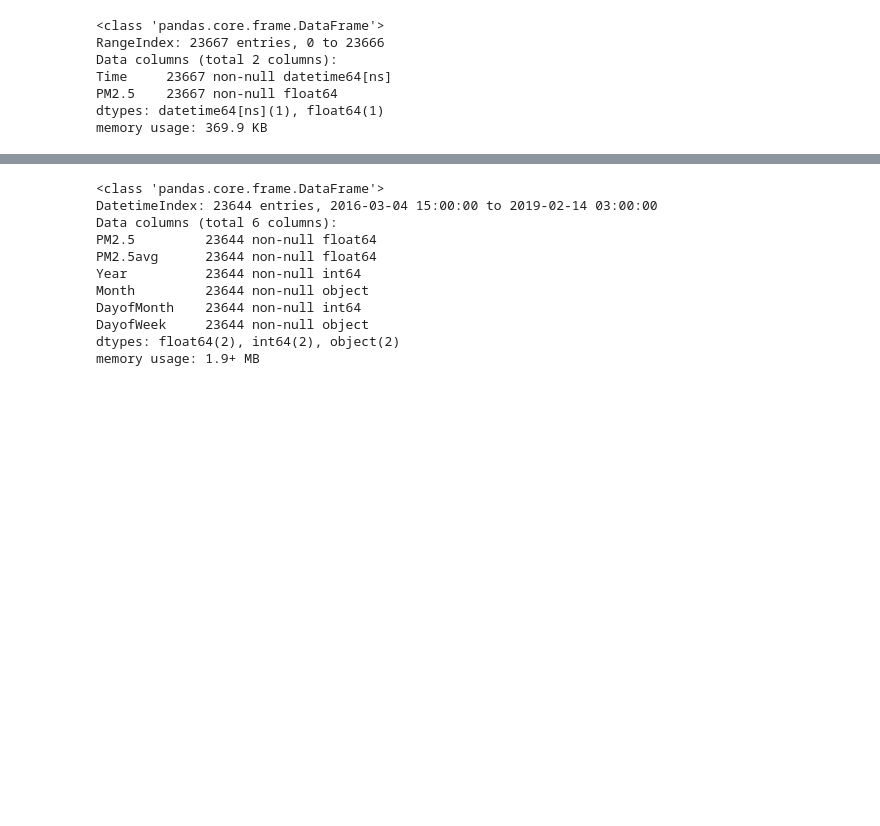
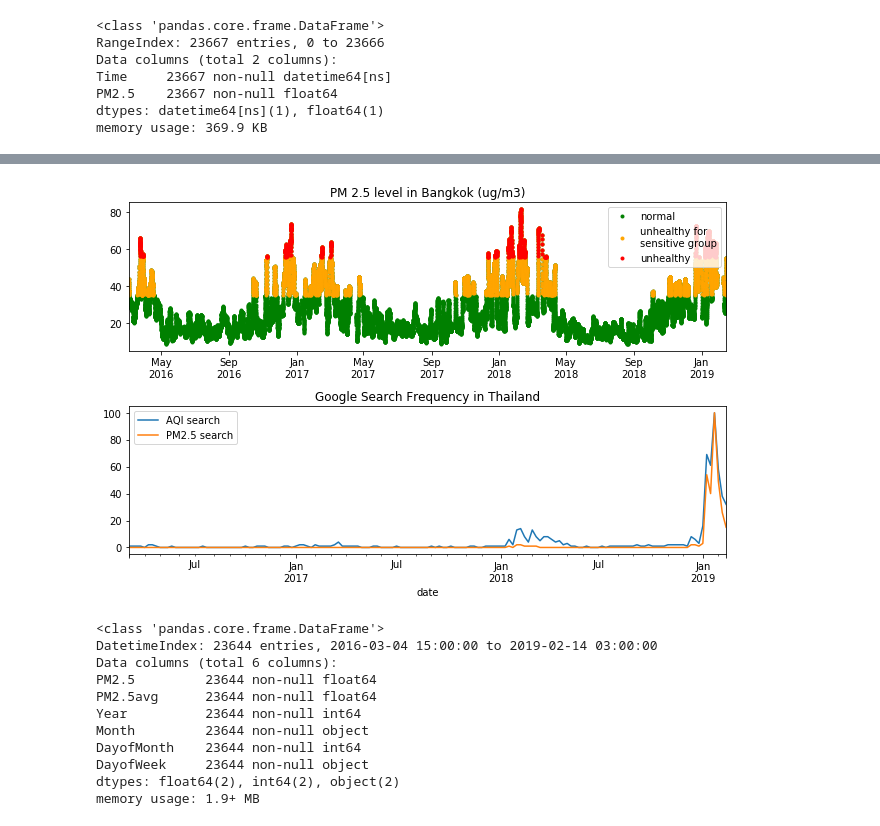
Before and after one commit to worasom/aqi_thailand, a Jupyter notebook: viz_AQI.ipynb, the cells around one changed output, grey strips where cells are left out. Saved outputs shown, nothing was run; the diff lists cells and outputs as text; code cells hidden in the pictures; blank space fills up the shorter version.

```diff
--- a/viz_AQI.ipynb
+++ b/viz_AQI.ipynb
@@ -232 +223,27 @@ plt.tight_layout()
+# %%
+fig = plt.figure(figsize=(9, 6))
+ax1 = fig.add_subplot(211)
+ax1.plot_date(bkk['Time'], bkk['PM2.5avg'], c='green', marker='.')
+ax1.plot_date(bkk[bkk['PM2.5avg'] >= 35]['Time'],
+              bkk[bkk['PM2.5avg'] >= 35]['PM2.5avg'], c='orange', marker='.')
+ax1.plot_date(bkk[bkk['PM2.5avg'] >= 55.4]['Time'],
+              bkk[bkk['PM2.5avg'] >= 55.4]['PM2.5avg'], c='red', marker='.')
+plt.title("PM 2.5 level in Bangkok (ug/m3)")
+plt.legend(['normal', 'unhealthy for \nsensitive group', 'unhealthy'], loc='upper right')
+ax1.xaxis.set_major_formatter(mdates.DateFormatter("%b\n%Y"))
+plt.xlim(bkk['Time'].min(), bkk['Time'].max())
+# ax1.set_xticklabels([])
+# ax1.xaxis.set_visible(False)
+
+
+
+ax2 = fig.add_subplot(212)
+trend.plot('date', ['aqi_trend', 'pm25_trend'], kind='line',
+           label=['AQI search', 'PM2.5 search'], ax=ax2)
+plt.title('Google Search Frequency in Thailand')
+plt.xlim(bkk['Time'].min(), bkk['Time'].max())
+#ax2.xaxis.set_major_formatter(mdates.DateFormatter("%b\n%Y"))
+plt.tight_layout()
+# %% [output]
+[figure, added]
 # %%
```
Also changed, not shown: parts of 13 cells of this notebook.
